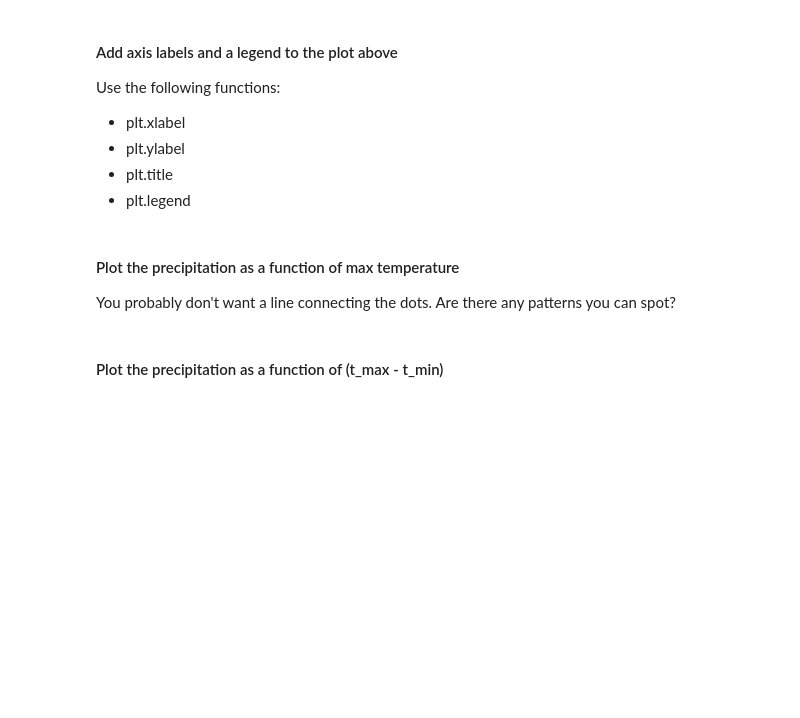
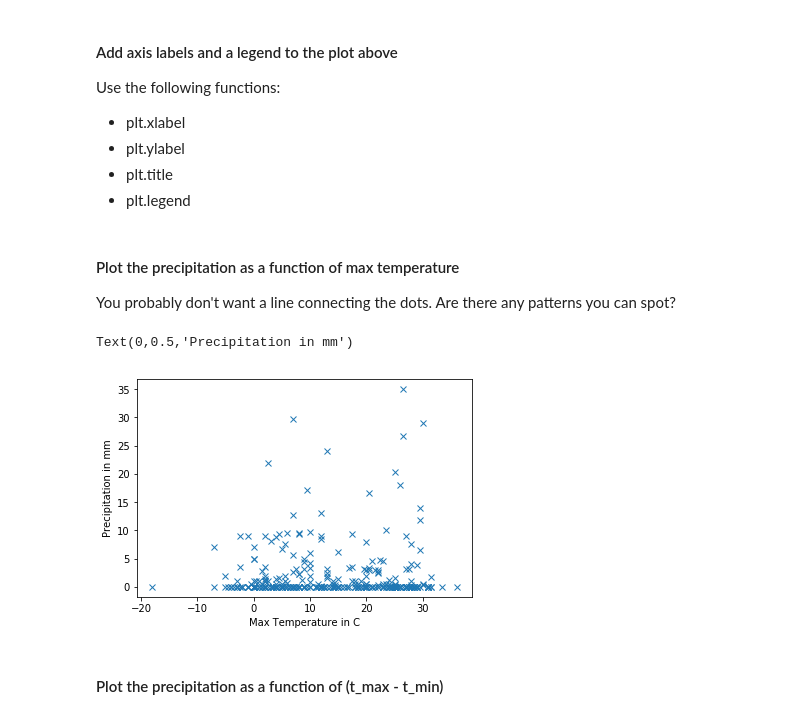
Before and after one commit to duch11/ML1, a Jupyter notebook: exercises/plotting_basics.ipynb, the cells around one changed output. Saved outputs shown, nothing was run; the diff lists cells and outputs as text; code cells hidden in the pictures; blank space fills up the shorter version.

Commit message:
plotting and numpy basics done

```diff
--- a/exercises/plotting_basics.ipynb
+++ b/exercises/plotting_basics.ipynb
@@ -92,5 +94,12 @@ Use the following functions:
 #### Plot the precipitation as a function of max temperature
 You probably don't want a line connecting the dots.
 Are there any patterns you can spot?
+# %%
+plt.plot(maxTempC, precipTotMM, linestyle="none", marker="x")
+plt.xlabel("Max Temperature in C")
+plt.ylabel("Precipitation in mm")
+# %% [output]
+Text(0,0.5,'Precipitation in mm')
+[figure, added]
 # %% [markdown]
 #### Plot the precipitation as a function of (t_max - t_min)
```
Also changed, not shown: parts of 7 cells of this notebook, 1 other file.
